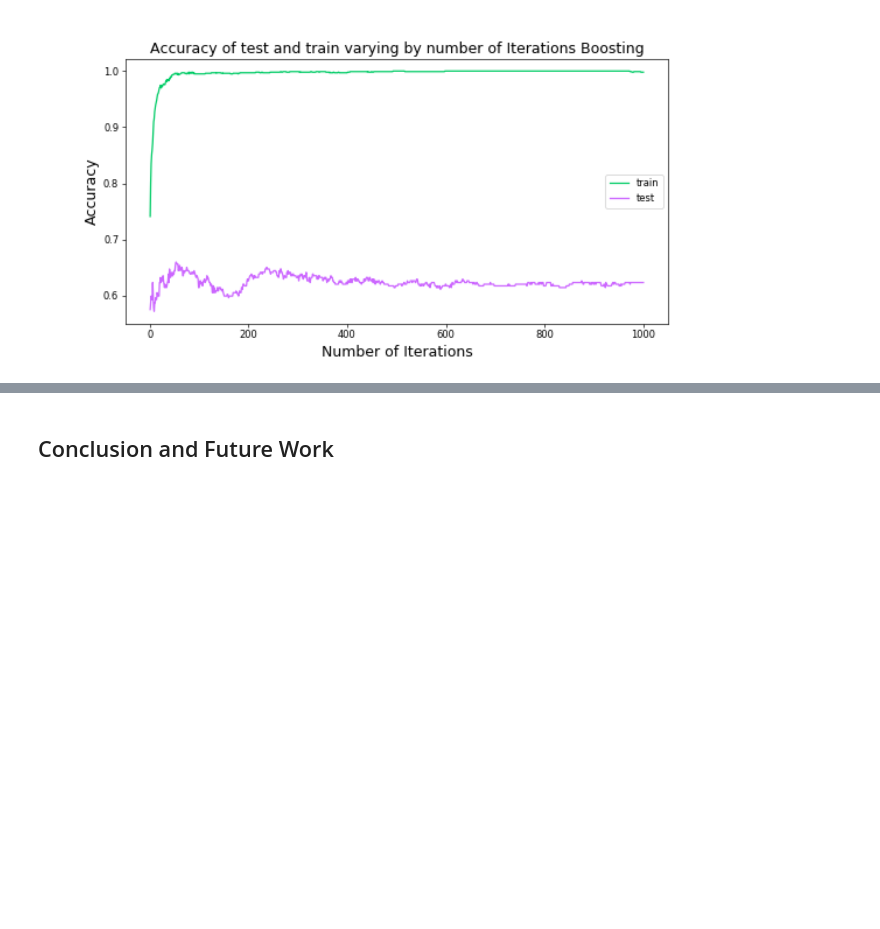
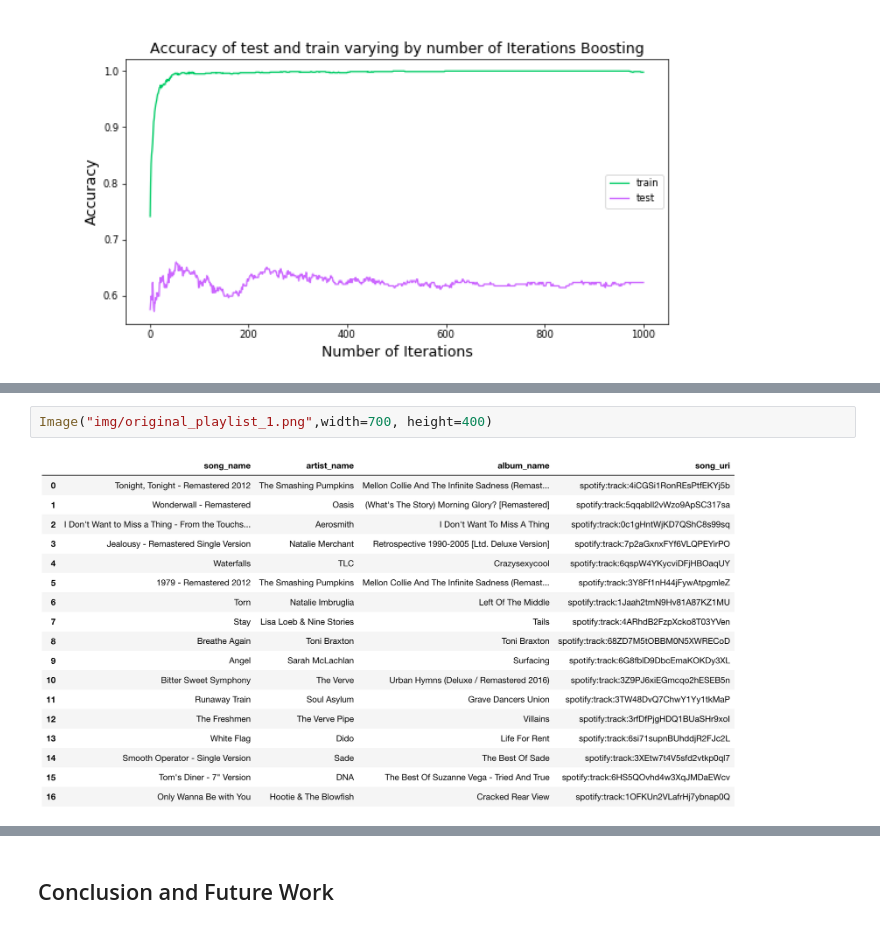
Before and after one commit to YaldaAmini/DS_Project_group54, a Jupyter notebook: notebooks/summary.ipynb, the cells around one changed output, grey strips where cells are left out. Drawn from its saved outputs; the diff is of its cells as text; blank space fills up the shorter version.

```diff
--- a/notebooks/summary.ipynb
+++ b/notebooks/summary.ipynb
@@ -74,0 +91,4 @@ Image("img/adaboost.png",width=700, height=400)
+# %%
+Image("img/original_playlist_1.png",width=700, height=400)
+# %% [output]
+[figure, added]
```
Also changed, not shown: parts of 14 cells of this notebook, 9 other files.
